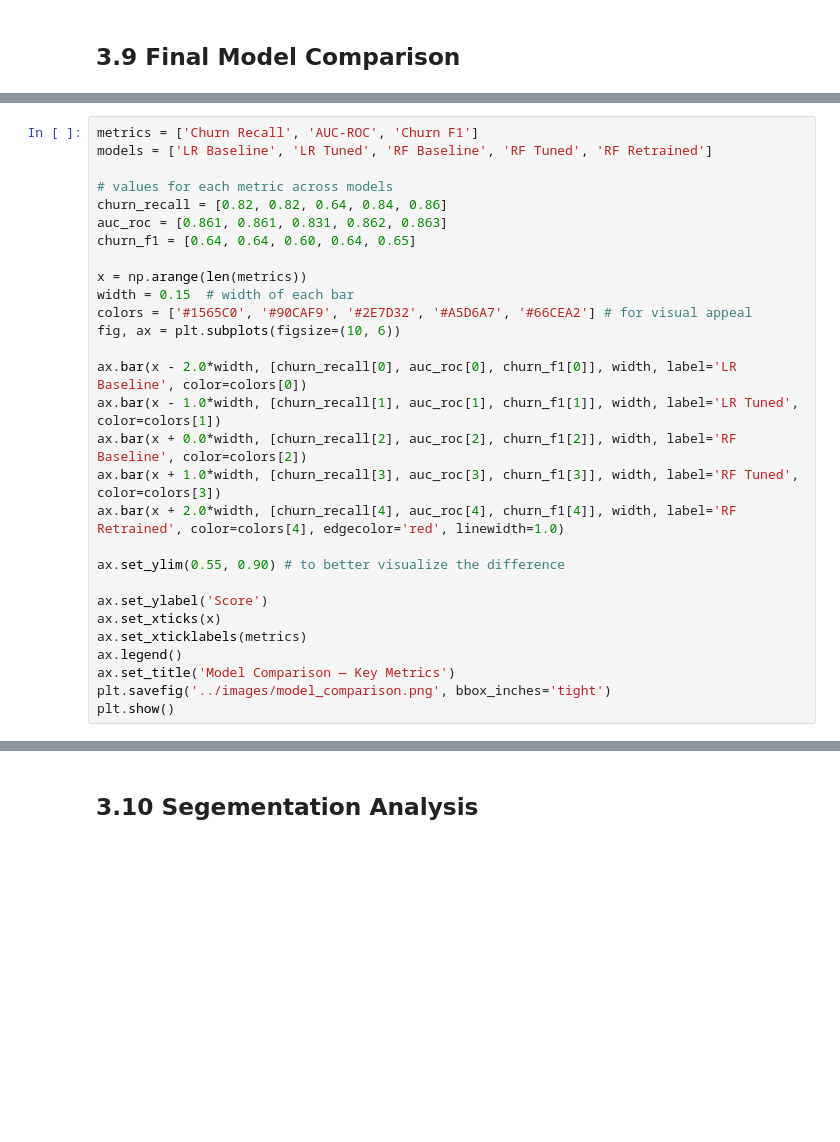
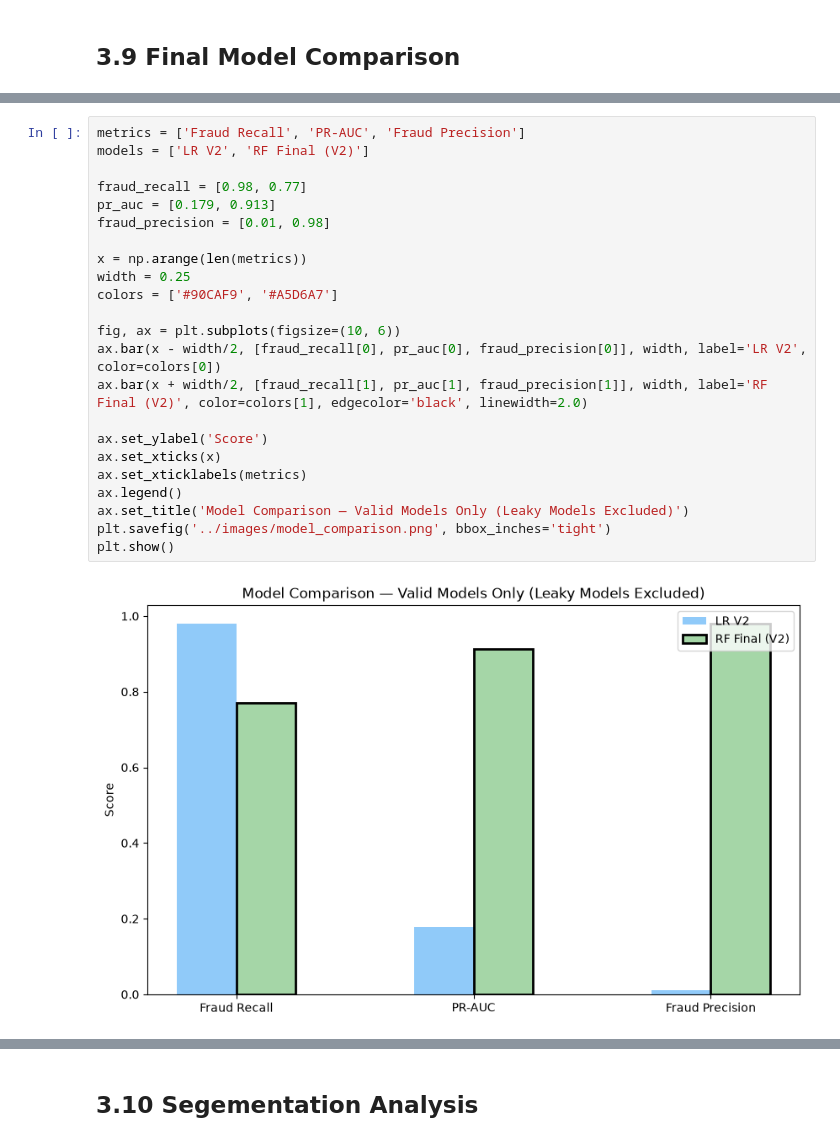
Before and after one commit to joshuasim/fraud-detection, a Jupyter notebook: notebooks/03_modeling_and_evaluation.ipynb, the cells around one changed output, grey strips where cells are left out. Cells and saved outputs as stored; diff of their text form; blank space fills up the shorter version.

Commit message:
Finished 03_modeling_and_evaluation, model recommendation: RF V2, and limitations/next-steps

```diff
--- a/notebooks/03_modeling_and_evaluation.ipynb
+++ b/notebooks/03_modeling_and_evaluation.ipynb
@@ -491,29 +517,25 @@ results.style.hide().format('{:g}', subset=['Churn Precision', 'Churn Recall', '
 # %%
-metrics = ['Churn Recall', 'AUC-ROC', 'Churn F1']
-models = ['LR Baseline', 'LR Tuned', 'RF Baseline', 'RF Tuned', 'RF Retrained']
+metrics = ['Fraud Recall', 'PR-AUC', 'Fraud Precision']
+models = ['LR V2', 'RF Final (V2)']
 
-# values for each metric across models
-churn_recall = [0.82, 0.82, 0.64, 0.84, 0.86]
-auc_roc = [0.861, 0.861, 0.831, 0.862, 0.863]
-churn_f1 = [0.64, 0.64, 0.60, 0.64, 0.65]
+fraud_recall = [0.98, 0.77]
+pr_auc = [0.179, 0.913]
+fraud_precision = [0.01, 0.98]
 
 x = np.arange(len(metrics))
-width = 0.15  # width of each bar
-colors = ['#1565C0', '#90CAF9', '#2E7D32', '#A5D6A7', '#66CEA2'] # for visual appeal
+width = 0.25
+colors = ['#90CAF9', '#A5D6A7']
+
 fig, ax = plt.subplots(figsize=(10, 6))
-
-ax.bar(x - 2.0*width, [churn_recall[0], auc_roc[0], churn_f1[0]], width, label='LR Baseline', color=colors[0])
-ax.bar(x - 1.0*width, [churn_recall[1], auc_roc[1], churn_f1[1]], width, label='LR Tuned', color=colors[1])
-ax.bar(x + 0.0*width, [churn_recall[2], auc_roc[2], churn_f1[2]], width, label='RF Baseline', color=colors[2])
-ax.bar(x + 1.0*width, [churn_recall[3], auc_roc[3], churn_f1[3]], width, label='RF Tuned', color=colors[3])
-ax.bar(x + 2.0*width, [churn_recall[4], auc_roc[4], churn_f1[4]], width, label='RF Retrained', color=colors[4], edgecolor='red', linewidth=1.0)
-
-ax.set_ylim(0.55, 0.90) # to better visualize the difference
+ax.bar(x - width/2, [fraud_recall[0], pr_auc[0], fraud_precision[0]], width, label='LR V2', color=colors[0])
+ax.bar(x + width/2, [fraud_recall[1], pr_auc[1], fraud_precision[1]], width, label='RF Final (V2)', color=colors[1], edgecolor='black', linewidth=2.0)
 
 ax.set_ylabel('Score')
 ax.set_xticks(x)
 ax.set_xticklabels(metrics)
 ax.legend()
-ax.set_title('Model Comparison — Key Metrics')
+ax.set_title('Model Comparison — Valid Models Only (Leaky Models Excluded)')
 plt.savefig('../images/model_comparison.png', bbox_inches='tight')
 plt.show()
+# %% [output]
+[figure, added]
```
Also changed, not shown: parts of 10 cells of this notebook, 1 other file.
